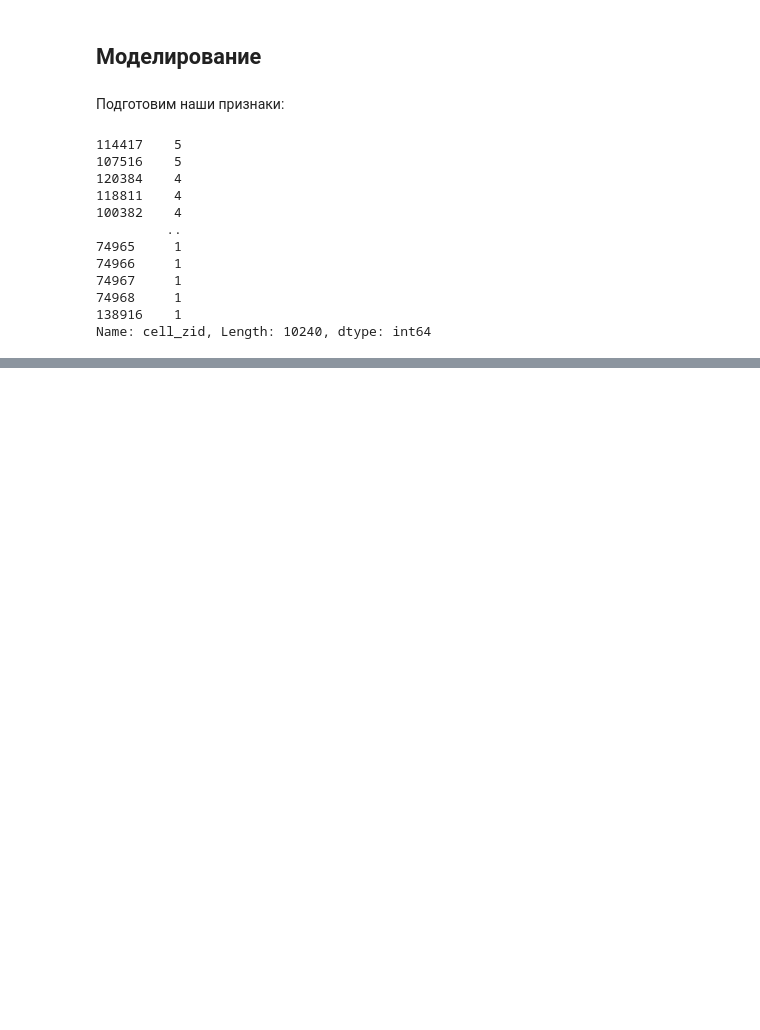
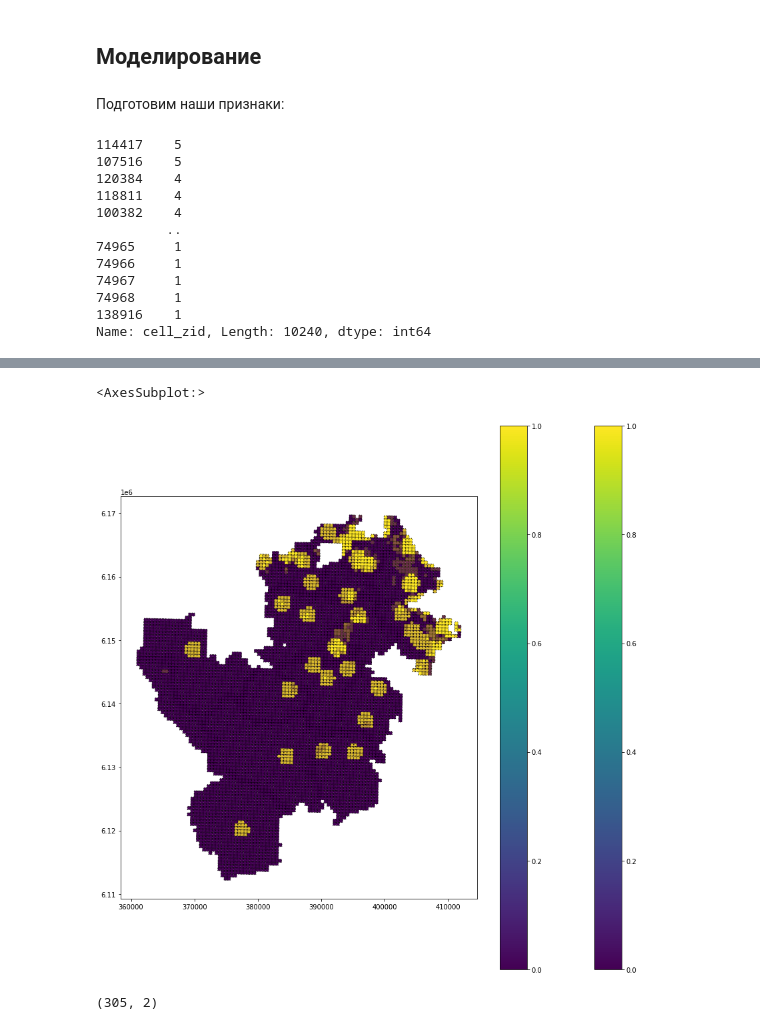
Before and after one commit to Femt0S/leaders2021, a Jupyter notebook: case_6.ipynb, the cells around one changed output, grey strips where cells are left out. Drawn from its saved outputs; the diff is of its cells as text; code cells hidden in the pictures; blank space fills up the shorter version.

Commit message:
new data

```diff
--- a/case_6.ipynb
+++ b/case_6.ipynb
@@ -322,0 +338,3 @@ X_train, X_test, y_train, y_test = train_test_split(X, y, test_size=0.25, random
+# %%
+train = data.loc[data['sub_ter'] == 'Старая Москва'].drop('sub_ter', axis=1).copy()
+test = data.loc[data['sub_ter'] == 'Новая Москва'].drop('sub_ter', axis=1).copy()
@@ -322,0 +379,8 @@ X_train, X_test, y_train, y_test = train_test_split(X, y, test_size=0.25, random
+# %%
+model = DecisionTreeClassifier()
+
+model.fit(X_train, y_train)
+
+preds = pd.Series(model.predict(X_test), index=X_test.index)
+
+f1_score(y_test, preds)
@@ -322,0 +389,11 @@ X_train, X_test, y_train, y_test = train_test_split(X, y, test_size=0.25, random
+# %%
+model = RandomForestClassifier(n_estimators=71,
+                               max_depth=8,
+                               n_jobs=-1,
+                               random_state=13)
+
+model.fit(X_train, y_train)
+
+preds = pd.Series(model.predict(X_test), index=X_test.index, name='served')
+
+f1_score(y_test, preds)
@@ -322,0 +418,29 @@ X_train, X_test, y_train, y_test = train_test_split(X, y, test_size=0.25, random
+# %%
+ax = pd.merge(
+    gdf_cloc[gdf_cloc['sub_ter']=='Новая Москва'],
+    preds,
+    how="inner",
+    on='cell_zid').plot(figsize=(15,15),
+                        linestyle=':',
+                        edgecolor='black',
+                        column='served_x',
+                        legend=True)
+
+pd.merge(
+    gdf_cloc[gdf_cloc['sub_ter']=='Новая Москва'],
+    preds,
+    how="inner",
+    on='cell_zid').plot(figsize=(15,15),
+                        linestyle=':',
+                        edgecolor='black',
+                        column='served_y',
+                        alpha=0.2,
+                        legend=True, ax=ax)
+# %% [output]
+<AxesSubplot:>
+[figure, added]
+# %%
+df_zero = pd.read_csv(DATA_PATH + 'extracted_points.csv')
+print(df_zero.shape)
+# %% [output]
+(305, 2)
```
Also changed, not shown: parts of 16 cells of this notebook.
